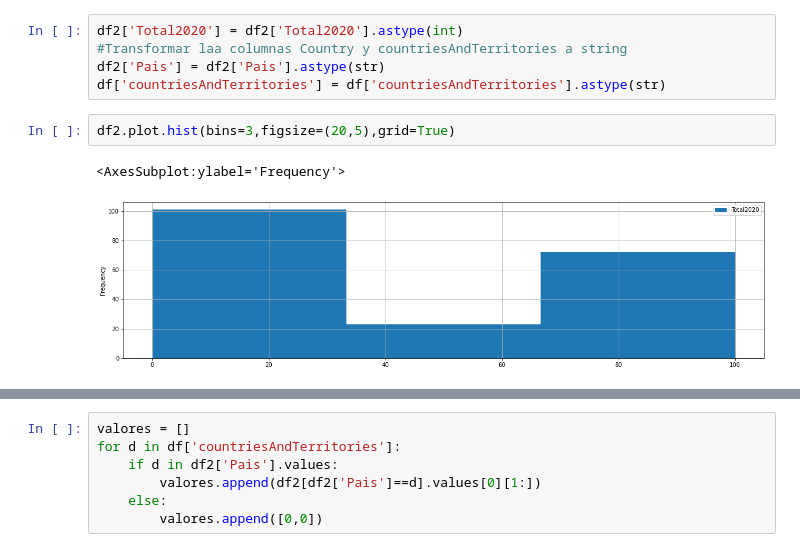
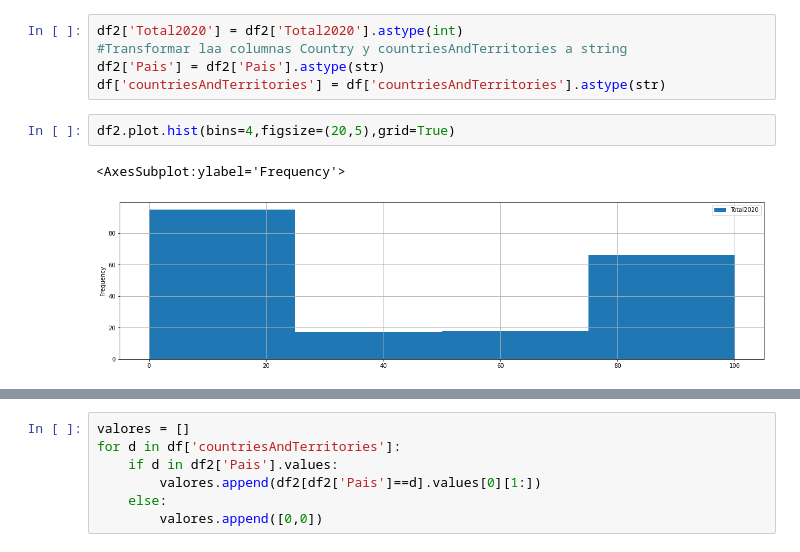
Before and after one commit to villagranp/DEV_Python, a Jupyter notebook: UNIR IA3/Tarea3_IA.ipynb, the cells around one changed output, grey strips where cells are left out. Cells and saved outputs as stored; diff of their text form.

```diff
--- a/UNIR IA3/Tarea3_IA.ipynb
+++ b/UNIR IA3/Tarea3_IA.ipynb
@@ -196,10 +196,10 @@ df2['Total2020'] = df2['Total2020'].astype(int)
 df2['Pais'] = df2['Pais'].astype(str)
 df['countriesAndTerritories'] = df['countriesAndTerritories'].astype(str)
 # %%
-df2.plot.hist(bins=3,figsize=(20,5),grid=True)
+df2.plot.hist(bins=4,figsize=(20,5),grid=True)
 # %% [output]
 <AxesSubplot:ylabel='Frequency'>
-[figure, old version]
+[figure, new version]
 # %%
 classes = []
 for y in df2['Total2020']:
```
Also changed, not shown: parts of 15 cells of this notebook, 2 other files.
